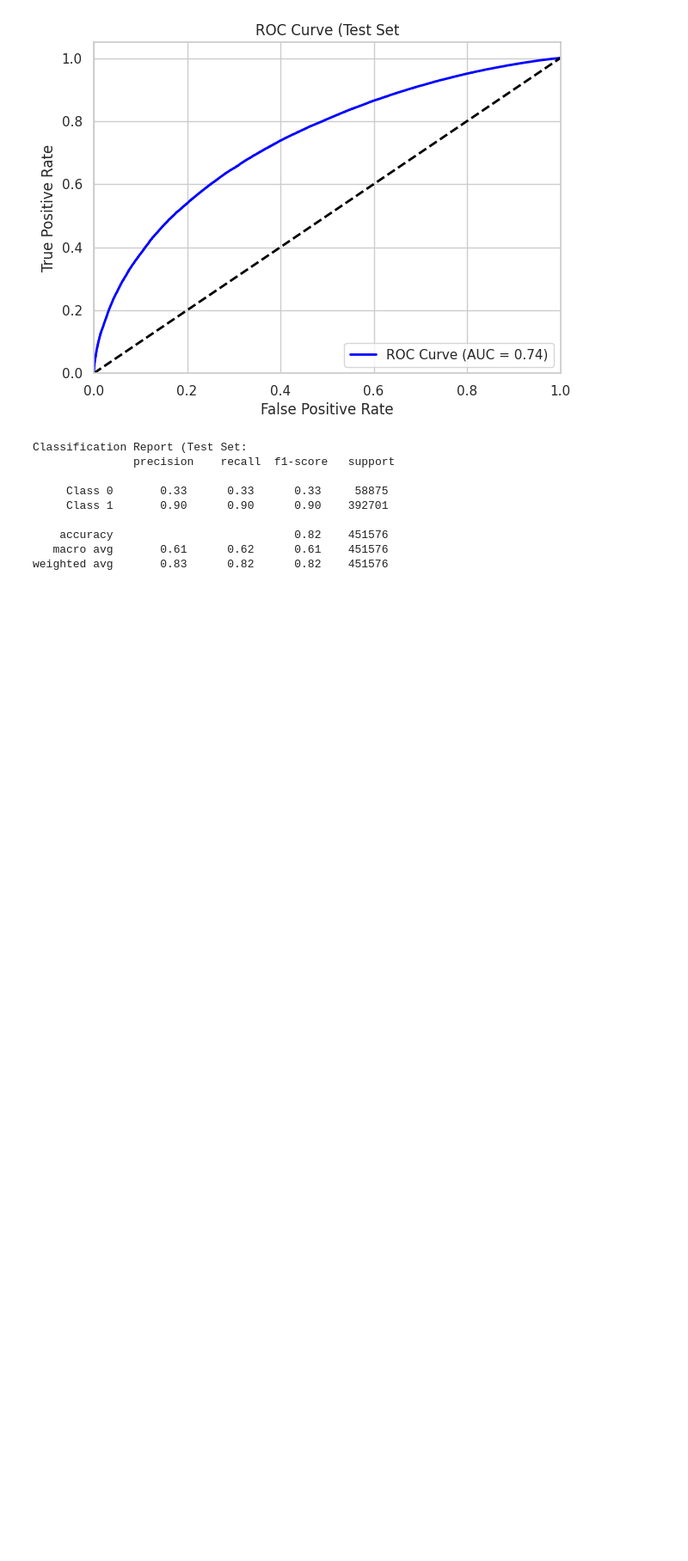
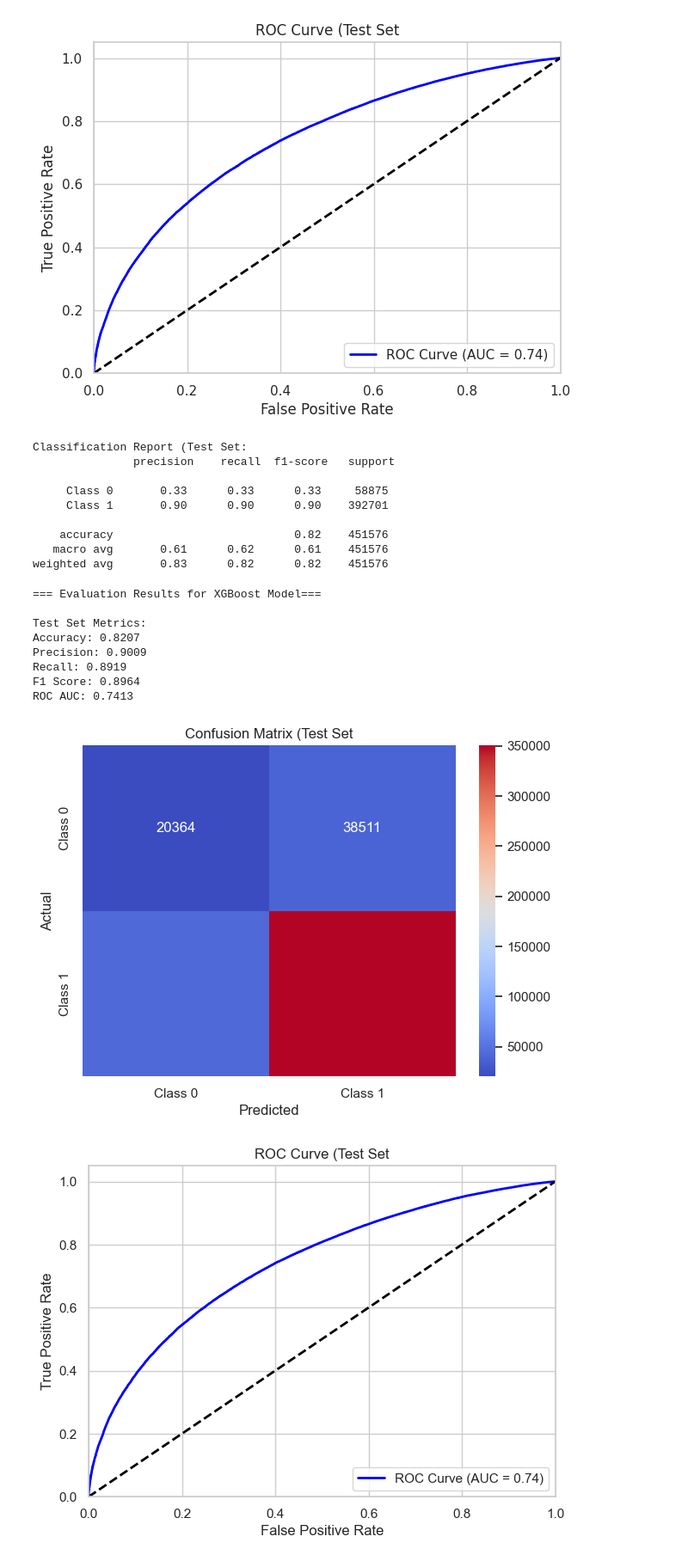
Before and after one commit to HarshVBhatt/CORAL-X, a Jupyter notebook: capstone.ipynb, the cells around one changed output. Shown at 86% size. Cells and saved outputs as stored; diff of their text form; code cells hidden in the pictures; blank space fills up the shorter version.

```diff
--- a/capstone.ipynb
+++ b/capstone.ipynb
@@ -880,0 +946,3 @@ outliers_df
+# %%
+lending_club_loan_data_target_filtered["emp_length"] = lending_club_loan_data_target_filtered["emp_length"].apply(lambda x: cnvt_emp_length(x))
+lending_club_loan_data_target_filtered["emp_length"].head()
@@ -880,0 +958,4 @@ outliers_df
+# %%
+lending_club_loan_data_target_filtered["earliest_cr_line_year"] = lending_club_loan_data_target_filtered["earliest_cr_line"].apply(lambda x: int(x.year))
+lending_club_loan_data_target_filtered["earliest_cr_line_month"] = lending_club_loan_data_target_filtered["earliest_cr_line"].apply(lambda x: int(x.month))
+lending_club_loan_data_target_filtered[["earliest_cr_line_month", "earliest_cr_line_year"]].head()
@@ -880,0 +969,7 @@ outliers_df
+# %%
+lending_club_loan_data_target_filtered.drop(columns = ["earliest_cr_line"], inplace = True)
+# %%
+numerical_cols = lending_club_loan_data_target_filtered.select_dtypes(include=['number']).columns.tolist()
+categorical_cols = lending_club_loan_data_target_filtered.select_dtypes(exclude=['number']).columns.tolist()
+numerical_cols.remove("loan_status")
+print(numerical_cols, categorical_cols)
@@ -1076,3 +1176,24 @@ Classification Report (Test Set:
     accuracy                           0.82    451576
    macro avg       0.61      0.62      0.61    451576
 weighted avg       0.83      0.82      0.82    451576
+# %%
+#Model Evaluation - after new feature engineering
+evaluate_model(
+    model=pipeline,
+    model_name="XGBoost Model",
+    train_combined=X_train_balanced,
+    y_train=y_train_balanced,
+    test_combined=X_test,
+    y_test=y_test
+)
+# %% [output]
+=== Evaluation Results for XGBoost Model===
+
+Test Set Metrics:
+Accuracy: 0.8207
+Precision: 0.9009
+Recall: 0.8919
+F1 Score: 0.8964
+ROC AUC: 0.7413
+[figure, added]
+[figure, added]
```
Also changed, not shown: parts of 22 cells of this notebook.
